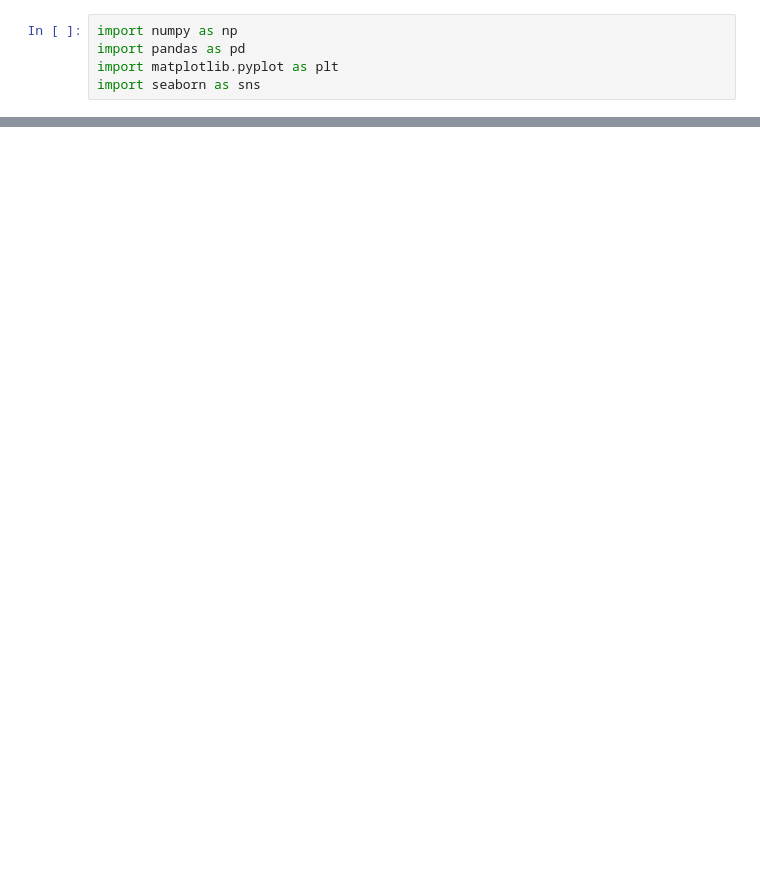
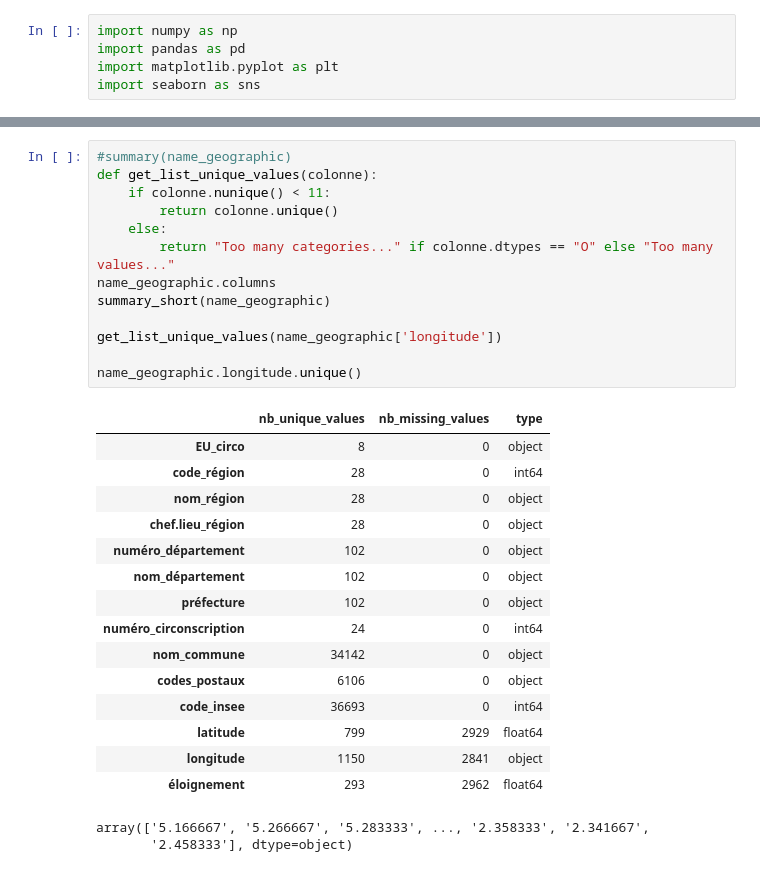
Before and after one commit to nkostiuk/french-industry, a Jupyter notebook: notebooks/first_investigation.ipynb, the cells around one changed output, grey strips where cells are left out. Drawn from its saved outputs; the diff is of its cells as text; blank space fills up the shorter version.

```diff
--- a/notebooks/first_investigation.ipynb
+++ b/notebooks/first_investigation.ipynb
@@ -82,0 +117,31 @@ display(salary.describe())
+# %%
+#summary(name_geographic)
+def get_list_unique_values(colonne):
+    if colonne.nunique() < 11:
+        return colonne.unique()
+    else:
+        return "Too many categories..." if colonne.dtypes == "O" else "Too many values..."
+name_geographic.columns
+summary_short(name_geographic)
+
+get_list_unique_values(name_geographic['longitude'])
+
+name_geographic.longitude.unique()
+# %% [output]
+|  | nb_unique_values | nb_missing_values | type |
+| EU_circo | 8 | 0 | object |
+| code_région | 28 | 0 | int64 |
+| nom_région | 28 | 0 | object |
+| chef.lieu_région | 28 | 0 | object |
+| numéro_département | 102 | 0 | object |
+| nom_département | 102 | 0 | object |
+| préfecture | 102 | 0 | object |
+| numéro_circonscription | 24 | 0 | int64 |
+| nom_commune | 34142 | 0 | object |
+| codes_postaux | 6106 | 0 | object |
+| code_insee | 36693 | 0 | int64 |
+| latitude | 799 | 2929 | float64 |
+| longitude | 1150 | 2841 | object |
+| éloignement | 293 | 2962 | float64 |
+array(['5.166667', '5.266667', '5.283333', ..., '2.358333', '2.341667',
+       '2.458333'], dtype=object)
```
Also changed, not shown: parts of 10 cells of this notebook.
